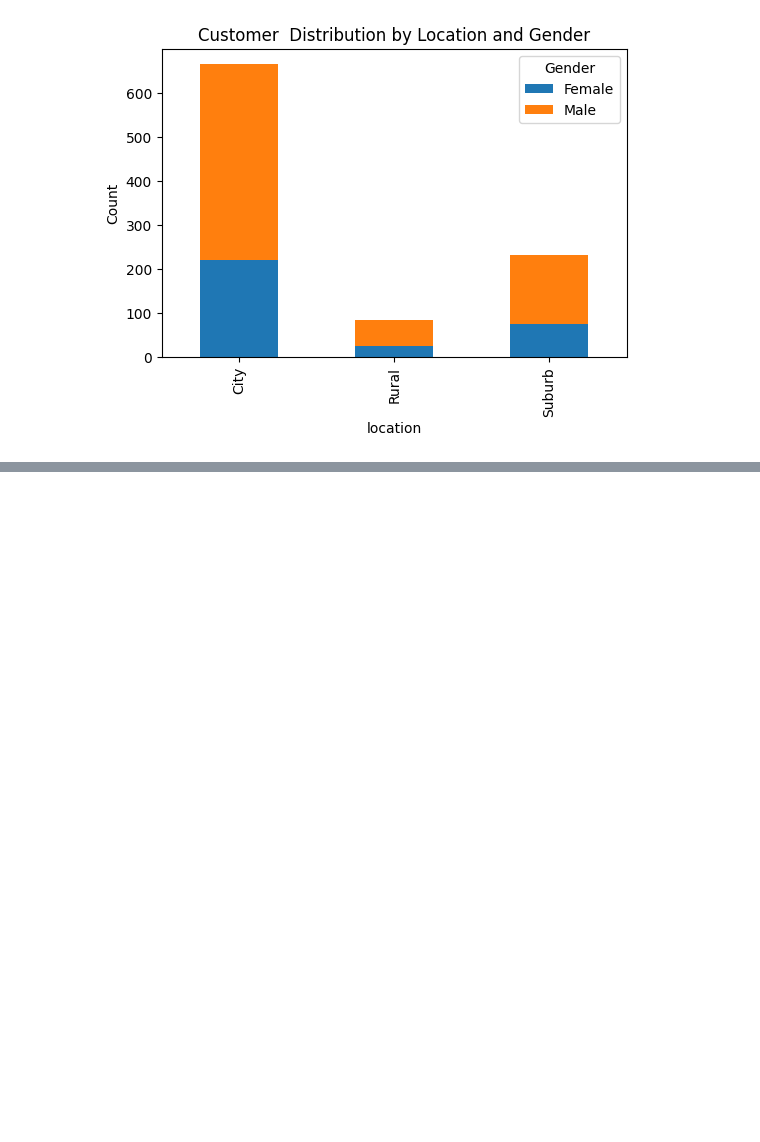
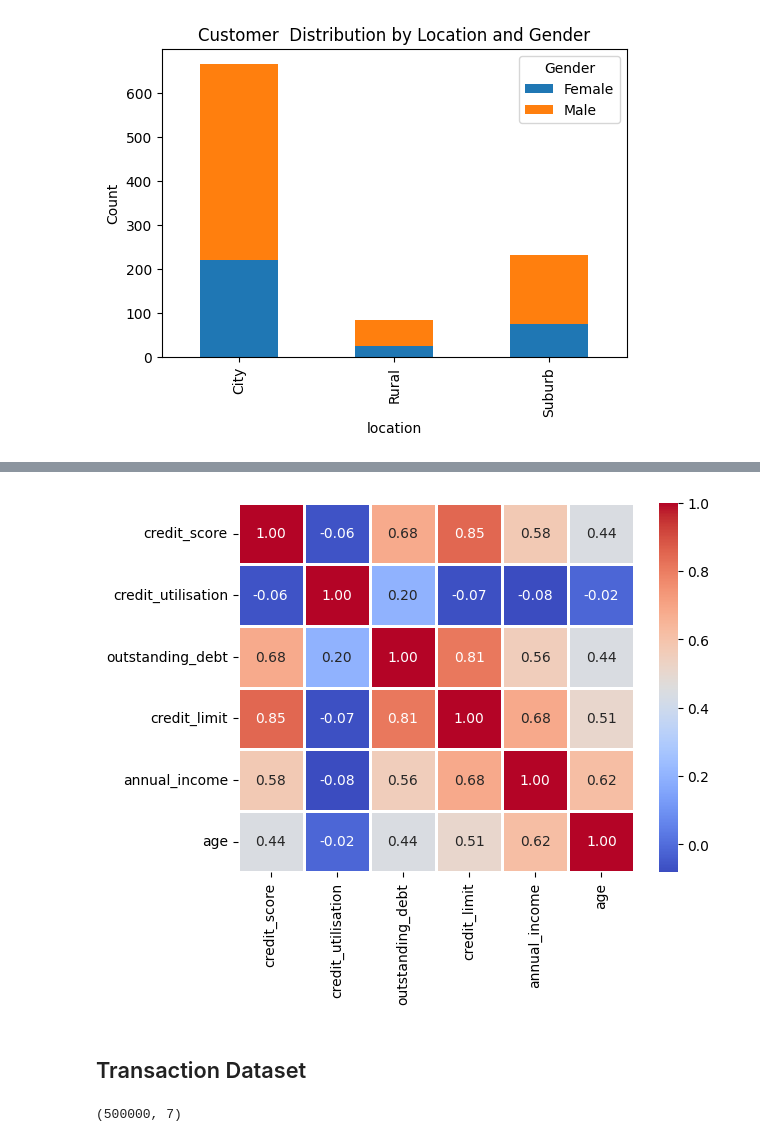
Before and after one commit to HMurawski/credit_card_launch, a Jupyter notebook: main.ipynb, the cells around one changed output, grey strips where cells are left out. Drawn from its saved outputs; the diff is of its cells as text; code cells hidden in the pictures; blank space fills up the shorter version.

```diff
--- a/main.ipynb
+++ b/main.ipynb
@@ -314,0 +495,2 @@ plt.show()
+# %%
+df_cs_cleaned.loc[df_cs_cleaned["outstanding_debt"] > df_cs_cleaned["credit_limit"], "outstanding_debt"] = df_cs_cleaned["credit_limit"]
@@ -314,0 +515,3 @@ plt.show()
+# %%
+df_merged = df_cust.merge(df_cs_cleaned, on="cust_id", how="inner")
+df_merged.head()
@@ -314,0 +529,5 @@ plt.show()
+# %%
+numerical_columns = ["credit_score", "credit_utilisation", "outstanding_debt", "credit_limit", "annual_income", "age"]
+
+correlation_matrix = df_merged[numerical_columns].corr()
+correlation_matrix
@@ -314,0 +542,12 @@ plt.show()
+# %%
+sns.heatmap(correlation_matrix, annot=True, fmt=".2f", cmap="coolwarm", linewidths=0.8)
+
+plt.show()
+# %% [output]
+[figure, added]
+# %% [markdown]
+## Transaction Dataset
+# %%
+df_trans.shape
+# %% [output]
+(500000, 7)
```
Also changed, not shown: parts of 35 cells of this notebook.
